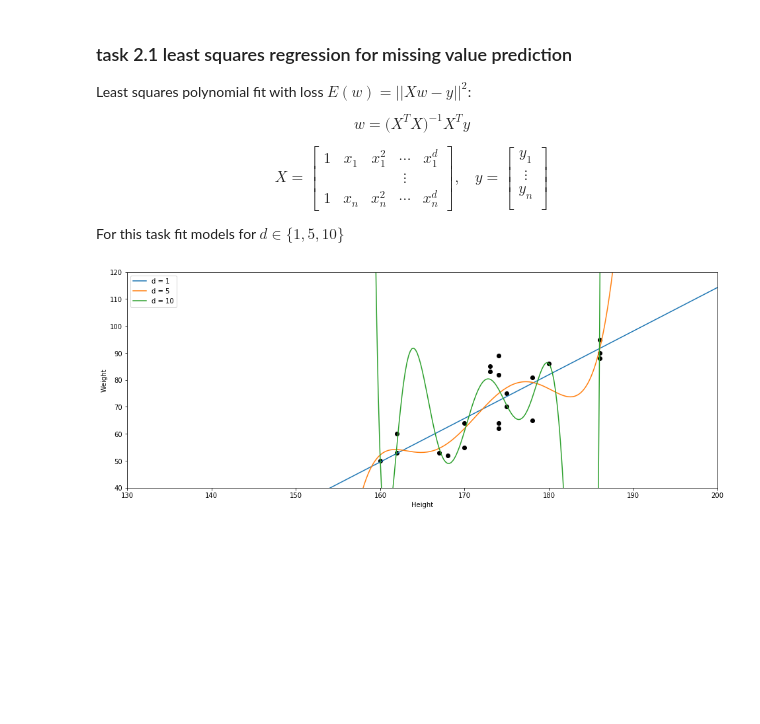
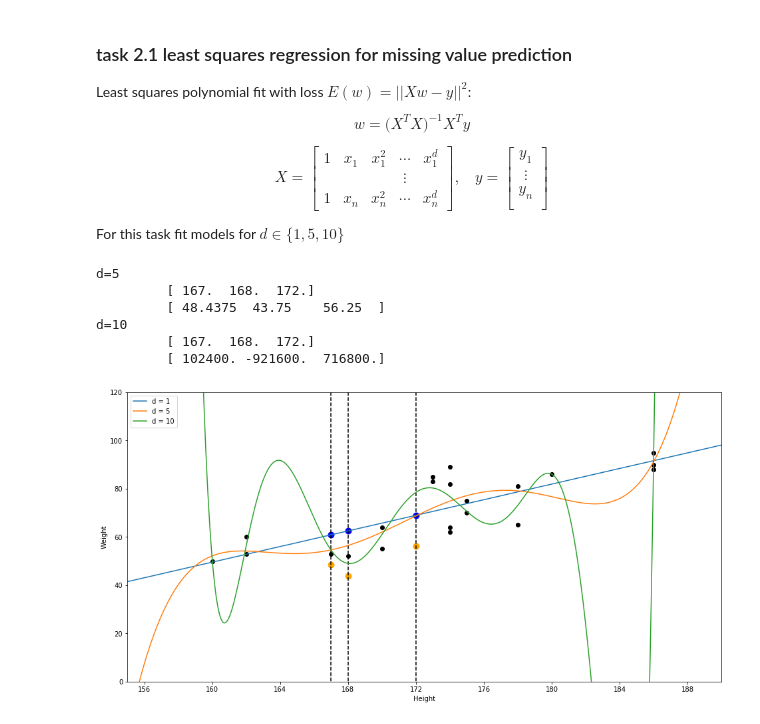
Before and after one commit to jutanke/bit_projects, a Jupyter notebook: project2/project2.ipynb, the cells around one changed output. Cells and saved outputs as stored; diff of their text form; code cells hidden in the pictures; blank space fills up the shorter version.

```diff
--- a/project2/project2.ipynb
+++ b/project2/project2.ipynb
@@ -42,7 +42,7 @@ import scipy as sp
 import matplotlib.pyplot as plt
 from numpy.linalg import inv, pinv
 
-fig = plt.figure(figsize=(16,6))
+fig = plt.figure(figsize=(16,8))
 ax = fig.add_subplot(111)
 
 data = np.loadtxt('whData.dat',
@@ -52,19 +52,26 @@ data = np.loadtxt('whData.dat',
 
 W = data[:,0].astype('float32')
 H = data[:,1].astype('float32')
-G = data[:,2]
 
 w_mask = ((W > 0) * 1).nonzero()
+pred_mask = ((W < 0) * 1).nonzero()
+
+
+H_to_predict = H[pred_mask]
 
 W = W[w_mask]
 H = H[w_mask]
-G = G[w_mask]
 
 # to make the code more numerically stable we down-scale it by some
 # large number so that all values are between 0 and 1
 scale = 200
 W = W/scale
 H = H/scale
+H_to_predict = np.sort(H_to_predict/scale)
+
+# plot the outliers
+for pred in H_to_predict:
+    ax.plot([pred, pred], [-10, 10], '--', color='black')
 
 W = W.astype('float64')
 H = H.astype('float64')
@@ -74,45 +81,64 @@ H = H.astype('float64')
 X = np.vander(H, 1+1)  # (21,2)
 y = np.array([W]).T    # (21,1)
 w = inv(X.T @ X) @ (X.T @ y)
-ax.plot([0, 200], [w[0] * 0 + w[1], w[0] * 200 + w[1]],
+incl, intercpt = w
+ax.plot([0, 200], [incl * 0 + intercpt, incl * 200 + intercpt],
          label='d = 1')
 
+solve_d1 = lambda x: incl * x + intercpt
 
 # ------------ d = 5 ----------
 d = 5
 X = np.vander(H, d+1)
 y = np.array([W]).T        # (21,1)
 
 # pinv is more numerically stable than the 'naive' implementation above
 w = np.squeeze(pinv(X) @ y)  # pinv = (X^T X) X^T
-_x_ = np.linspace( 0, 1, 1000)
-p = np.poly1d(w)
-
-ax.plot(_x_, p(_x_), label="d = 5")
+_x_ = np.linspace( 0, 1, 10000)
+p_d5 = np.poly1d(w)
+ax.plot(_x_, p_d5(_x_), label="d = 5")
 
 # ------------ d = 10 ----------
 d = 10
 X = np.vander(H, d+1)
 y = np.array([W]).T        # (21,1)
 
 # pinv is more numerically stable than the 'naive' implementation above
 w = np.squeeze(pinv(X) @ y)  # pinv = (X^T X) X^T
-_x_ = np.linspace( 0, 1, 1000)
-p = np.poly1d(w)
+_x_ = np.linspace( 0, 1, 10000)
+p_d10 = np.poly1d(w)
+ax.plot(_x_, p_d10(_x_), label="d = 10")
 
-ax.plot(_x_, p(_x_), label="d = 10")
 # ------------------------------
 
 ax.scatter(H, W, color='black')
 ax.set_xlabel('Height')
 ax.set_ylabel('Weight')
 
-ax.set_ylim([40/scale, 120/scale])
-ax.set_xlim([130/scale, 200/scale])
+ax.set_ylim([0/scale, 120/scale])
+ax.set_xlim([155/scale, 190/scale])
 ax.set_xticklabels([int(x * scale) for x in ax.get_xticks()])
 ax.set_yticklabels([int(y * scale) for y in ax.get_yticks()])
 
+print("d=5")
+print("\t",H_to_predict*scale)
+print("\t",p_d5(H_to_predict)*scale)
+
+print("d=10")
+print("\t",H_to_predict*scale)
+print("\t",p_d10(H_to_predict)*scale)
+
+ax.scatter(H_to_predict, solve_d1(H_to_predict), color='blue', s=80)
+ax.scatter(H_to_predict, p_d5(H_to_predict), color='orange', s=80)
+ax.scatter(H_to_predict, p_d10(H_to_predict), color='green', s=80)
+
 plt.legend()
 plt.show()
 # %% [output]
+d=5
+         [ 167.  168.  172.]
+         [ 48.4375  43.75    56.25  ]
+d=10
+         [ 167.  168.  172.]
+         [ 102400. -921600.  716800.]
-[figure, old version]
+[figure, new version]
```
